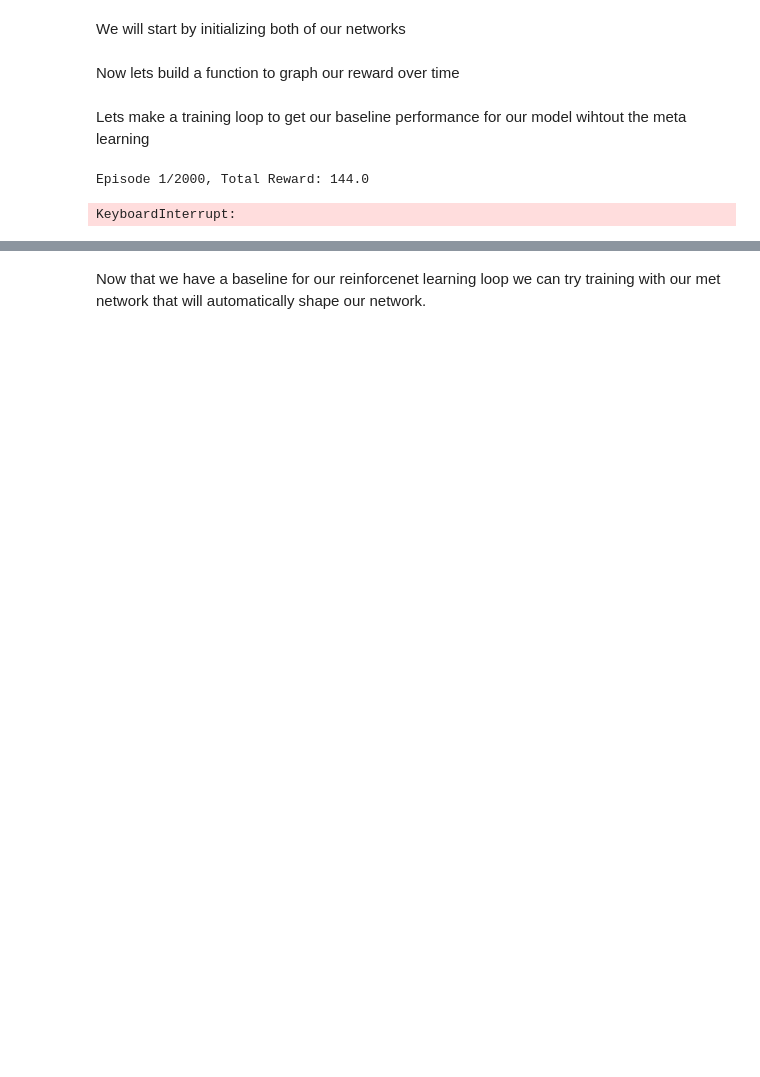
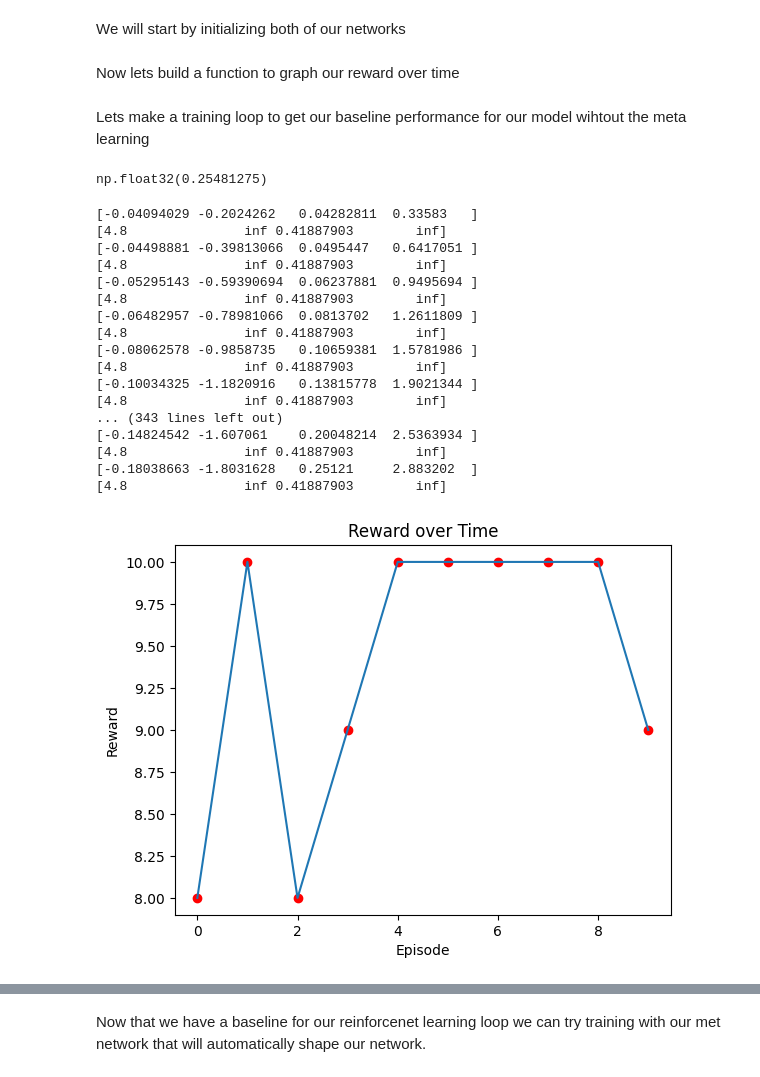
Before and after one commit to johntomlinsonn/learning-to-learn, a Jupyter notebook: cartpole-implementation/implementation.ipynb, the cells around one changed output, grey strips where cells are left out. Saved outputs shown, nothing was run; the diff lists cells and outputs as text; code cells hidden in the pictures; blank space fills up the shorter version.

```diff
--- a/cartpole-implementation/implementation.ipynb
+++ b/cartpole-implementation/implementation.ipynb
@@ -88,12 +92,37 @@ def training_loop(episodes, record_states=False):
         return total_reward_list, episodes_states
     else:
         return total_reward_list
+# %%
+x_values = []
+for i in episodes_states:
+    for j in i:
+        x_values.append(j[2])
+
+max(x_values)
+# %% [output]
+np.float32(0.25481275)
 # %%
-rewards, episodes_states = training_loop(NUM_EPISODES, record_states=True)
+rewards, episodes_states = training_loop(10, record_states=True)
 plot_rewards(rewards)
 # %% [output]
-Episode 1/2000, Total Reward: 144.0
+[-0.04094029 -0.2024262   0.04282811  0.33583   ]
+[4.8               inf 0.41887903        inf]
+[-0.04498881 -0.39813066  0.0495447   0.6417051 ]
+[4.8               inf 0.41887903        inf]
+[-0.05295143 -0.59390694  0.06237881  0.9495694 ]
+[4.8               inf 0.41887903        inf]
+[-0.06482957 -0.78981066  0.0813702   1.2611809 ]
+[4.8               inf 0.41887903        inf]
+[-0.08062578 -0.9858735   0.10659381  1.5781986 ]
+[4.8               inf 0.41887903        inf]
+[-0.10034325 -1.1820916   0.13815778  1.9021344 ]
+[4.8               inf 0.41887903        inf]
+... (343 lines left out)
+[-0.14824542 -1.607061    0.20048214  2.5363934 ]
+[4.8               inf 0.41887903        inf]
+[-0.18038663 -1.8031628   0.25121     2.883202  ]
+[4.8               inf 0.41887903        inf]
-KeyboardInterrupt:
+[figure, added]
 # %%
 def compute_state_stats(episodes_states):
     stats = {
```
Also changed, not shown: parts of 6 cells of this notebook, 3 other files.
